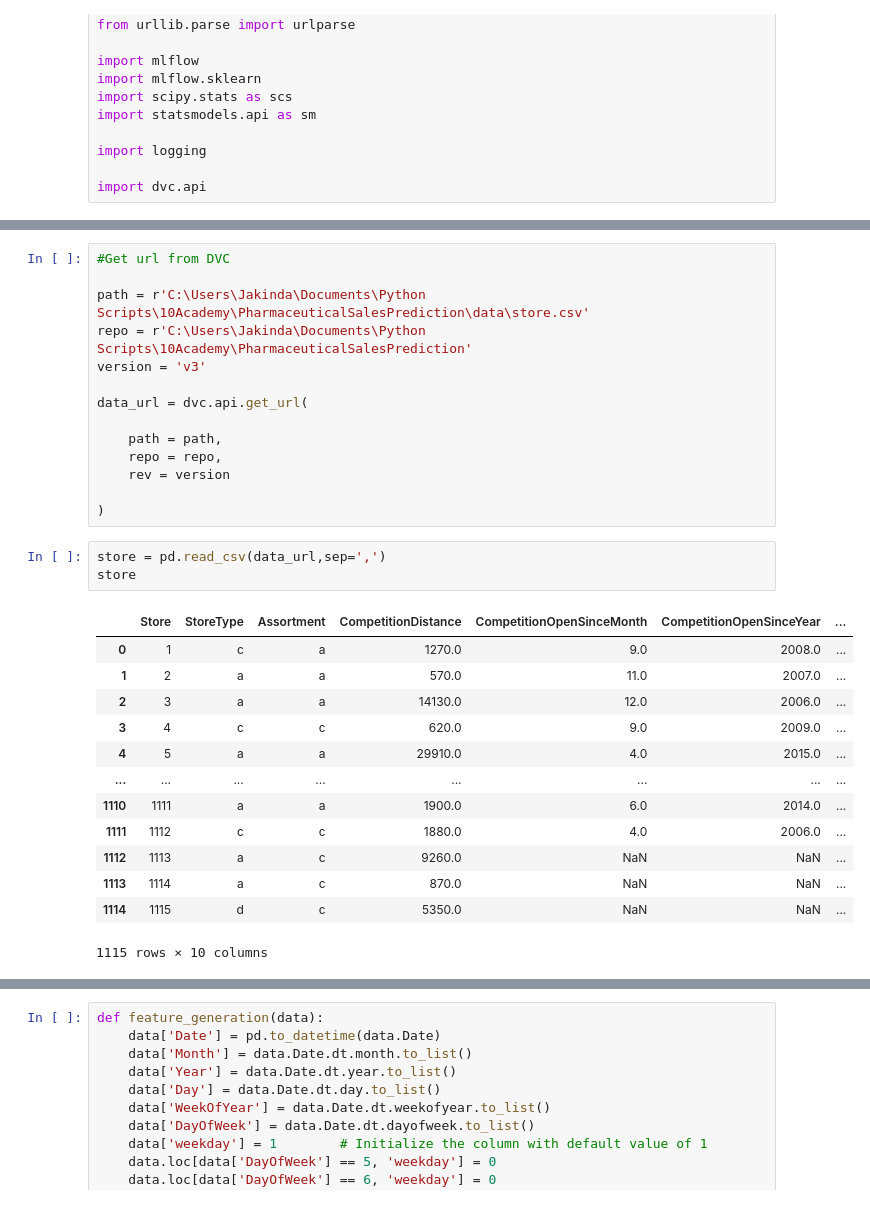
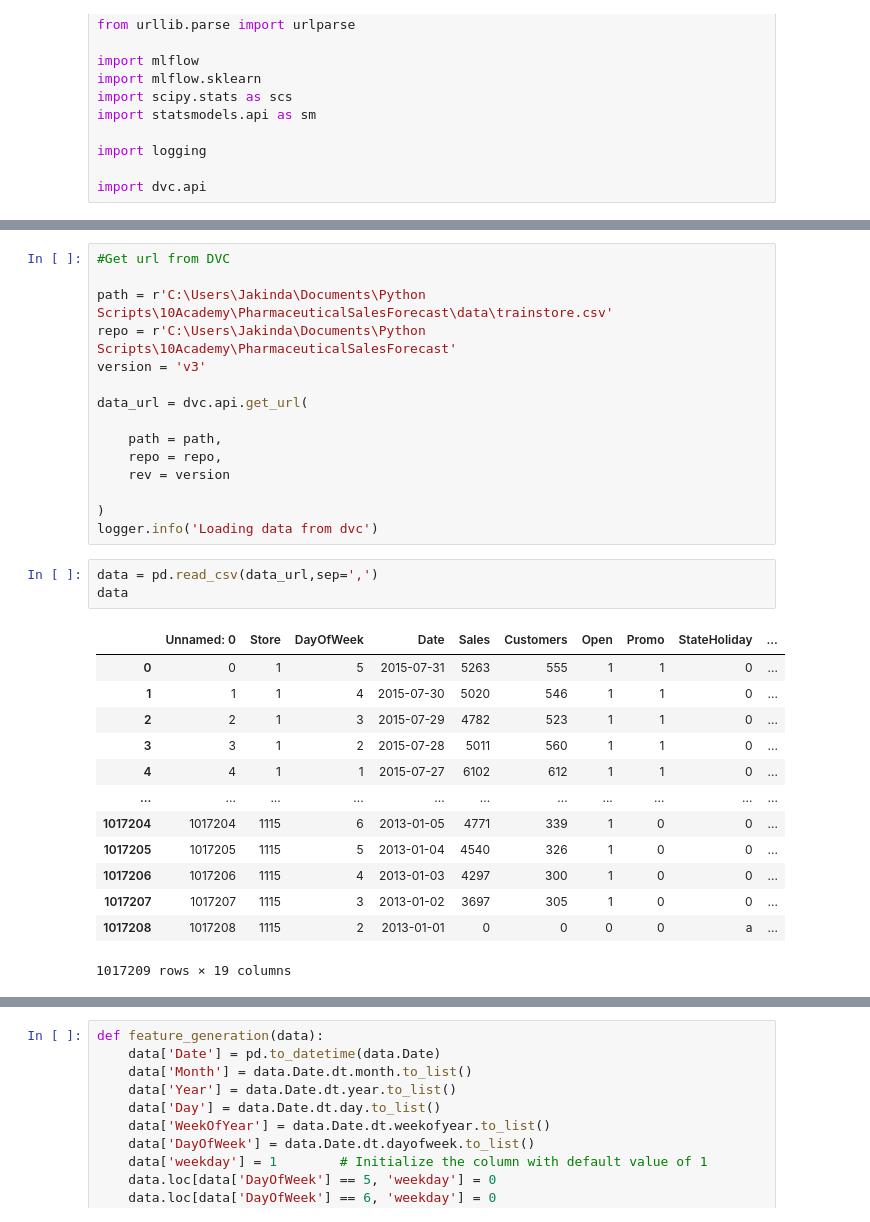
Before and after one commit to joluoch/PharmaceuticalSalesForecast, a Jupyter notebook: Notebook/ml.ipynb, the cells around one changed output, grey strips where cells are left out. Drawn from its saved outputs; the diff is of its cells as text.

```diff
--- a/Notebook/ml.ipynb
+++ b/Notebook/ml.ipynb
@@ -45,8 +47,8 @@ mlflow.set_experiment('pharma sales')
 # %%
 #Get url from DVC
 
-path = r'C:\Users\Jakinda\Documents\Python Scripts\10Academy\PharmaceuticalSalesPrediction\data\store.csv'
-repo = r'C:\Users\Jakinda\Documents\Python Scripts\10Academy\PharmaceuticalSalesPrediction'
+path = r'C:\Users\Jakinda\Documents\Python Scripts\10Academy\PharmaceuticalSalesForecast\data\trainstore.csv'
+repo = r'C:\Users\Jakinda\Documents\Python Scripts\10Academy\PharmaceuticalSalesForecast'
 version = 'v3'
 
 data_url = dvc.api.get_url(
@@ -56,20 +58,21 @@ data_url = dvc.api.get_url(
     rev = version
 
 )
+logger.info('Loading data from dvc')
 # %%
-store = pd.read_csv(data_url,sep=',')
-store
+data = pd.read_csv(data_url,sep=',')
+data
 # %% [output]
-|  | Store | StoreType | Assortment | CompetitionDistance | CompetitionOpenSinceMonth | CompetitionOpenSinceYear | ... |
-| 0 | 1 | c | a | 1270.0 | 9.0 | 2008.0 | ... |
-| 1 | 2 | a | a | 570.0 | 11.0 | 2007.0 | ... |
-| 2 | 3 | a | a | 14130.0 | 12.0 | 2006.0 | ... |
-| 3 | 4 | c | c | 620.0 | 9.0 | 2009.0 | ... |
-| 4 | 5 | a | a | 29910.0 | 4.0 | 2015.0 | ... |
-| ... | ... | ... | ... | ... | ... | ... | ... |
-| 1110 | 1111 | a | a | 1900.0 | 6.0 | 2014.0 | ... |
-| 1111 | 1112 | c | c | 1880.0 | 4.0 | 2006.0 | ... |
-| 1112 | 1113 | a | c | 9260.0 | NaN | NaN | ... |
-| 1113 | 1114 | a | c | 870.0 | NaN | NaN | ... |
-| 1114 | 1115 | d | c | 5350.0 | NaN | NaN | ... |
+|  | Unnamed: 0 | Store | DayOfWeek | Date | Sales | Customers | Open | Promo | StateHoliday | ... |
+| 0 | 0 | 1 | 5 | 2015-07-31 | 5263 | 555 | 1 | 1 | 0 | ... |
+| 1 | 1 | 1 | 4 | 2015-07-30 | 5020 | 546 | 1 | 1 | 0 | ... |
+| 2 | 2 | 1 | 3 | 2015-07-29 | 4782 | 523 | 1 | 1 | 0 | ... |
+| 3 | 3 | 1 | 2 | 2015-07-28 | 5011 | 560 | 1 | 1 | 0 | ... |
+| 4 | 4 | 1 | 1 | 2015-07-27 | 6102 | 612 | 1 | 1 | 0 | ... |
+| ... | ... | ... | ... | ... | ... | ... | ... | ... | ... | ... |
+| 1017204 | 1017204 | 1115 | 6 | 2013-01-05 | 4771 | 339 | 1 | 0 | 0 | ... |
+| 1017205 | 1017205 | 1115 | 5 | 2013-01-04 | 4540 | 326 | 1 | 0 | 0 | ... |
+| 1017206 | 1017206 | 1115 | 4 | 2013-01-03 | 4297 | 300 | 1 | 0 | 0 | ... |
+| 1017207 | 1017207 | 1115 | 3 | 2013-01-02 | 3697 | 305 | 1 | 0 | 0 | ... |
+| 1017208 | 1017208 | 1115 | 2 | 2013-01-01 | 0 | 0 | 0 | 0 | a | ... |
-1115 rows × 10 columns
+1017209 rows × 19 columns
```
Also changed, not shown: parts of 12 cells of this notebook, 58 other files.
